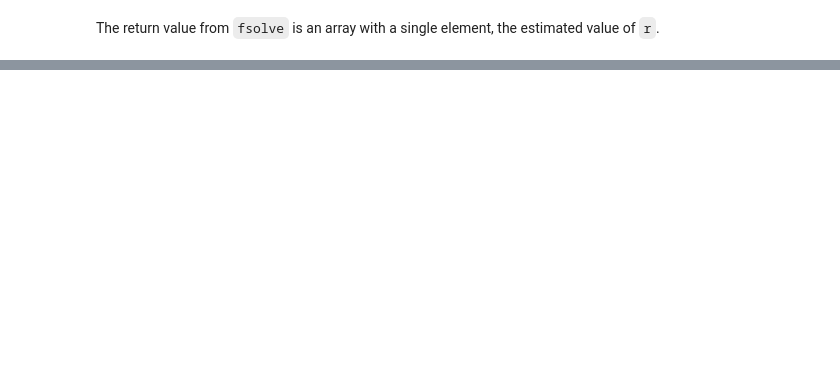
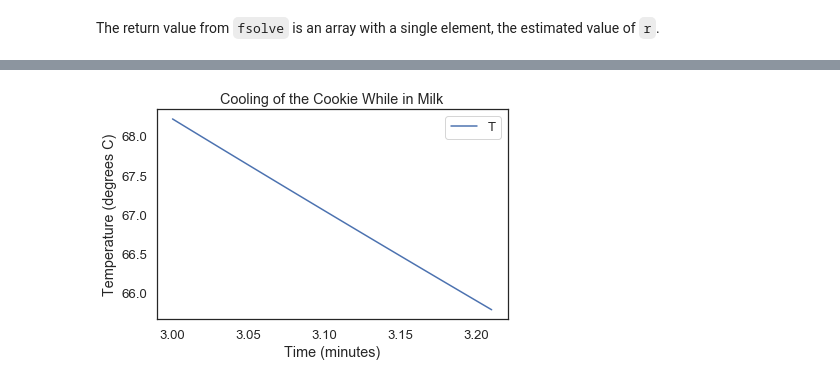
Before and after one commit to oseitelman/ModSimPy, a Jupyter notebook: code/Cookie.ipynb, the cells around one changed output, grey strips where cells are left out. Cells and saved outputs as stored; diff of their text form; code cells hidden in the pictures; blank space fills up the shorter version.

```diff
--- a/code/Cookie.ipynb
+++ b/code/Cookie.ipynb
@@ -338,0 +186,10 @@ coffee.T_final - coffee2.T_final
+# %%
+milk = make_system(T_init=air.T_final, r=r_cookie, t_0=air.t_end, t_end=(air.t_end+.2), dt=0.01)
+results2 = run_simulation(milk, dunk_func)
+
+results2.plot()
+decorate(title = 'Cooling of the Cookie While in Milk',
+         xlabel='Time (minutes)',
+         ylabel = 'Temperature (degrees C)')
+# %% [output]
+[figure, added]
```
Also changed, not shown: parts of 91 cells of this notebook.
